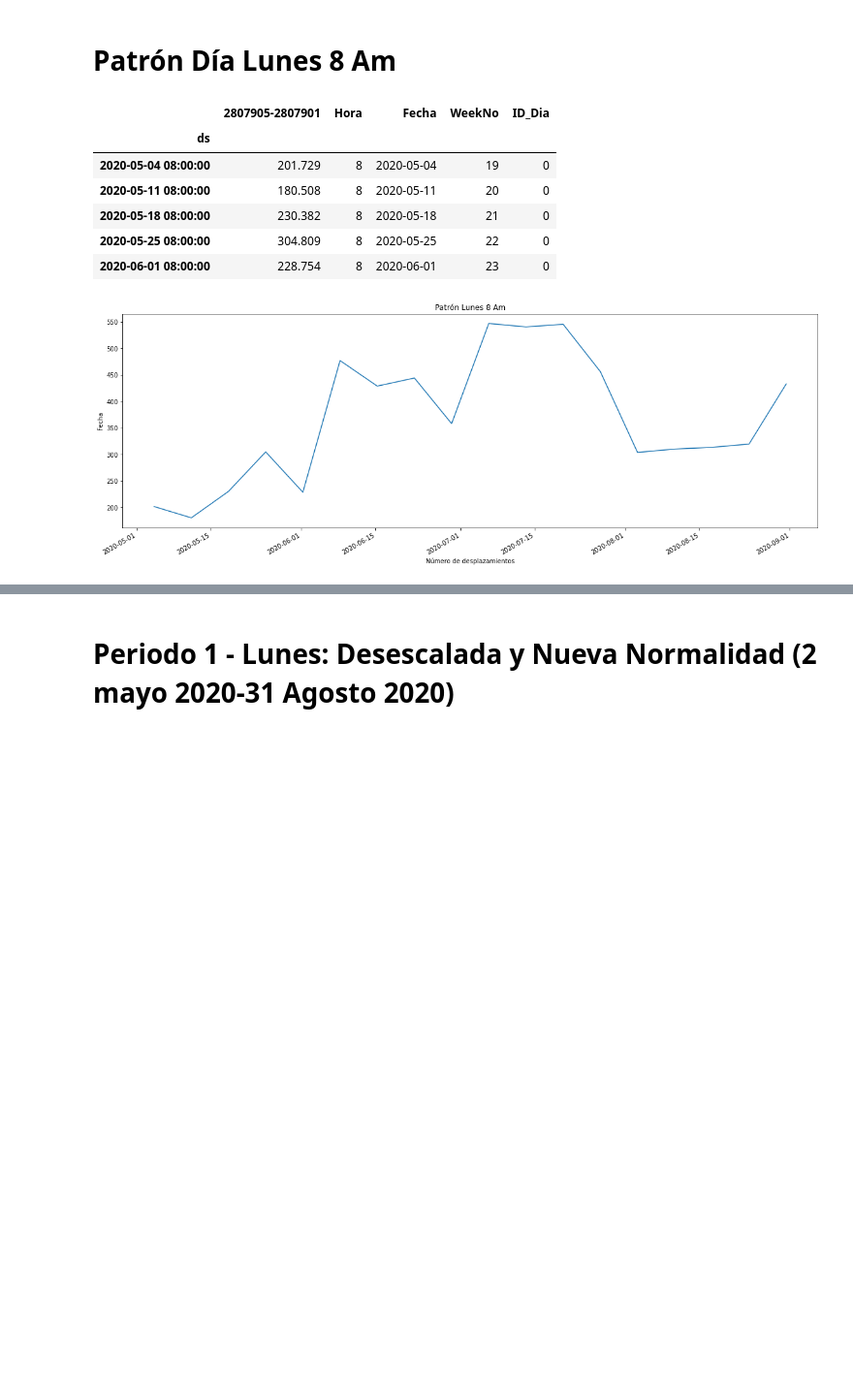
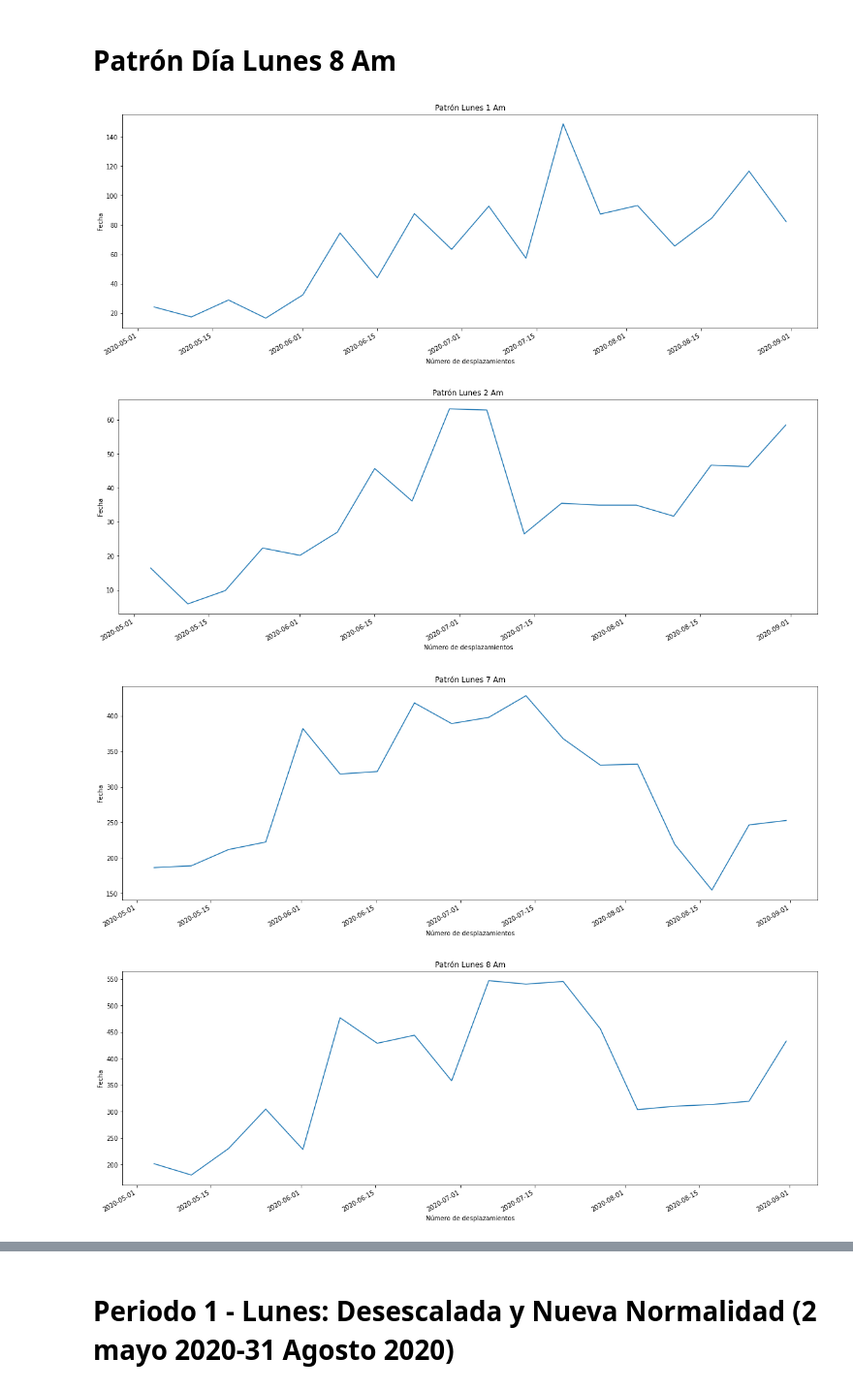
Before and after one commit to Jhonvalencia77/5to_avance, a Jupyter notebook: 0Modelo_Prophet_Lunes.ipynb, the cells around one changed output, grey strips where cells are left out. Shown at 97% size. Saved outputs shown, nothing was run; the diff lists cells and outputs as text; code cells hidden in the pictures; blank space fills up the shorter version.

```diff
--- a/0Modelo_Prophet_Lunes.ipynb
+++ b/0Modelo_Prophet_Lunes.ipynb
@@ -212,20 +214,74 @@ plt.show()
 # %% [markdown]
 # Patrón Día Lunes 8 Am
 # %%
-filtrar_Hora = Lunes.loc[Lunes.loc[:,'Hora'] == 8]
-filtrar_Hora.head()
+filtrar_Hora1 = Lunes.loc[Lunes.loc[:,'Hora'] == 1]
+filtrar_Hora2 = Lunes.loc[Lunes.loc[:,'Hora'] == 2]
+filtrar_Hora3 = Lunes.loc[Lunes.loc[:,'Hora'] == 7]
+filtrar_Hora4 = Lunes.loc[Lunes.loc[:,'Hora'] == 8]
+filtrar_Hora5 = Lunes.loc[Lunes.loc[:,'Hora'] == 12]
+filtrar_Hora6 = Lunes.loc[Lunes.loc[:,'Hora'] == 13]
+filtrar_Hora7 = Lunes.loc[Lunes.loc[:,'Hora'] == 14]
+filtrar_Hora8 = Lunes.loc[Lunes.loc[:,'Hora'] == 17]
+filtrar_Hora9 = Lunes.loc[Lunes.loc[:,'Hora'] == 18]
+filtrar_Hora10 = Lunes.loc[Lunes.loc[:,'Hora'] == 19]
+filtrar_Hora11 = Lunes.loc[Lunes.loc[:,'Hora'] == 22]
+filtrar_Hora12 = Lunes.loc[Lunes.loc[:,'Hora'] == 23]
+filtrar_Hora13 = Lunes.loc[Lunes.loc[:,'Hora'] == 0]
-# %% [output]
-|  | 2807905-2807901 | Hora | Fecha | WeekNo | ID_Dia |
-| ds |  |  |  |  |  |
-| 2020-05-04 08:00:00 | 201.729 | 8 | 2020-05-04 | 19 | 0 |
-| 2020-05-11 08:00:00 | 180.508 | 8 | 2020-05-11 | 20 | 0 |
-| 2020-05-18 08:00:00 | 230.382 | 8 | 2020-05-18 | 21 | 0 |
-| 2020-05-25 08:00:00 | 304.809 | 8 | 2020-05-25 | 22 | 0 |
-| 2020-06-01 08:00:00 | 228.754 | 8 | 2020-06-01 | 23 | 0 |
 # %%
-filtrar_Hora[filtrar_Hora.columns[0]].plot(figsize=(20,7), legend=None, title='Patrón Lunes 8 Am')
+filtrar_Hora1[filtrar_Hora1.columns[0]].plot(figsize=(20,7), legend=None, title='Patrón Lunes 1 Am')
 plt.xlabel('Número de desplazamientos')
 plt.ylabel('Fecha')
 plt.show()
+filtrar_Hora2[filtrar_Hora2.columns[0]].plot(figsize=(20,7), legend=None, title='Patrón Lunes 2 Am')
+plt.xlabel('Número de desplazamientos')
+plt.ylabel('Fecha')
+plt.show()
+filtrar_Hora3[filtrar_Hora3.columns[0]].plot(figsize=(20,7), legend=None, title='Patrón Lunes 7 Am')
+plt.xlabel('Número de desplazamientos')
+plt.ylabel('Fecha')
+plt.show()
+filtrar_Hora4[filtrar_Hora4.columns[0]].plot(figsize=(20,7), legend=None, title='Patrón Lunes 8 Am')
+plt.xlabel('Número de desplazamientos')
+plt.ylabel('Fecha')
+plt.show()
+filtrar_Hora5[filtrar_Hora5.columns[0]].plot(figsize=(20,7), legend=None, title='Patrón Lunes 12 Am')
+plt.xlabel('Número de desplazamientos')
+plt.ylabel('Fecha')
+plt.show()
+filtrar_Hora6[filtrar_Hora6.columns[0]].plot(figsize=(20,7), legend=None, title='Patrón Lunes 13 Am')
+plt.xlabel('Número de desplazamientos')
+plt.ylabel('Fecha')
+plt.show()
+filtrar_Hora7[filtrar_Hora7.columns[0]].plot(figsize=(20,7), legend=None, title='Patrón Lunes 14 Am')
+plt.xlabel('Número de desplazamientos')
+plt.ylabel('Fecha')
+plt.show()
+filtrar_Hora8[filtrar_Hora8.columns[0]].plot(figsize=(20,7), legend=None, title='Patrón Lunes 17 Am')
+plt.xlabel('Número de desplazamientos')
+plt.ylabel('Fecha')
+plt.show()
+filtrar_Hora9[filtrar_Hora9.columns[0]].plot(figsize=(20,7), legend=None, title='Patrón Lunes 18 Am')
+plt.xlabel('Número de desplazamientos')
+plt.ylabel('Fecha')
+plt.show()
+filtrar_Hora10[filtrar_Hora10.columns[0]].plot(figsize=(20,7), legend=None, title='Patrón Lunes 19 Am')
+plt.xlabel('Número de desplazamientos')
+plt.ylabel('Fecha')
+plt.show()
+filtrar_Hora11[filtrar_Hora11.columns[0]].plot(figsize=(20,7), legend=None, title='Patrón Lunes 22 Am')
+plt.xlabel('Número de desplazamientos')
+plt.ylabel('Fecha')
+plt.show()
+filtrar_Hora12[filtrar_Hora12.columns[0]].plot(figsize=(20,7), legend=None, title='Patrón Lunes 23 Am')
+plt.xlabel('Número de desplazamientos')
+plt.ylabel('Fecha')
+plt.show()
+filtrar_Hora13[filtrar_Hora13.columns[0]].plot(figsize=(20,7), legend=None, title='Patrón Lunes 24 Am')
+plt.xlabel('Número de desplazamientos')
+plt.ylabel('Fecha')
+plt.show()
 # %% [output]
-[figure, old version]
+[figure, new version]
+[figure, added]
+[figure, added]
+[figure, added]
```
Also changed, not shown: parts of 25 cells of this notebook.
